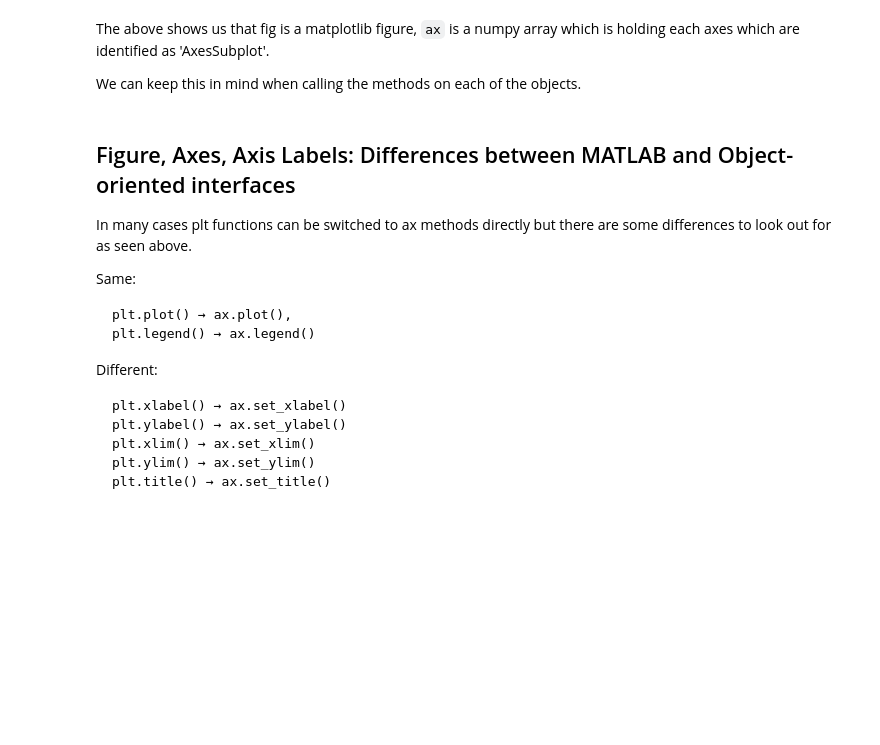
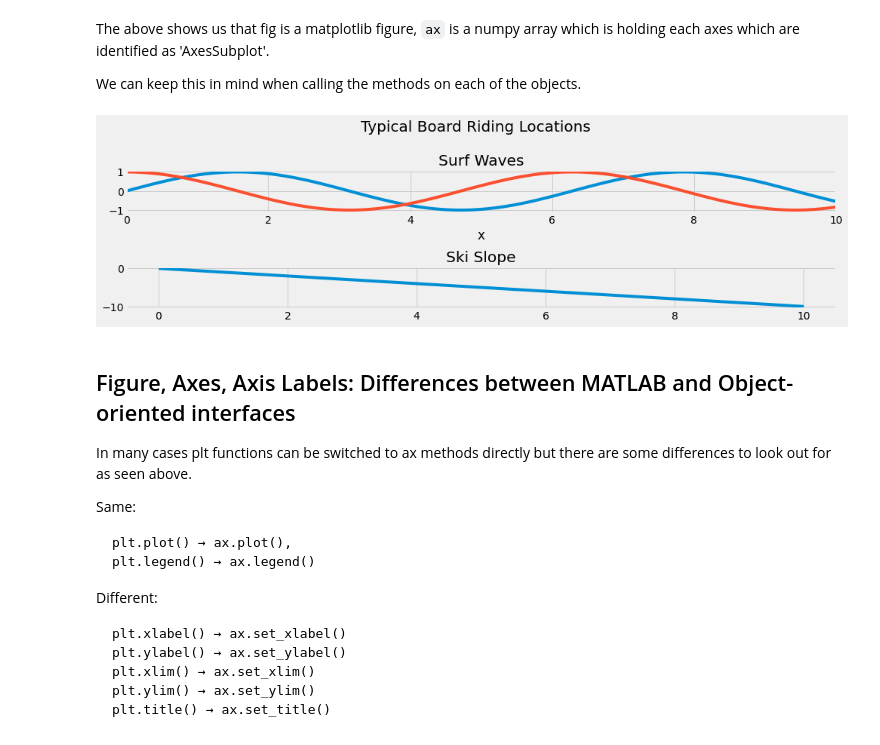
Before and after one commit to SabrinaPau/05_intro-matplotlib, a Jupyter notebook: notebooks/1_Intro_to_matplotlib.ipynb, the cells around one changed output. Saved outputs shown, nothing was run; the diff lists cells and outputs as text; code cells hidden in the pictures; blank space fills up the shorter version.

```diff
--- a/notebooks/1_Intro_to_matplotlib.ipynb
+++ b/notebooks/1_Intro_to_matplotlib.ipynb
@@ -155,20 +176,23 @@ The above shows us that fig is a matplotlib figure, `ax` is a numpy array which
 
 We can keep this in mind when calling the methods on each of the objects.
 # %%
+x = np.linspace(0, 10, 100)
 fig, ax = plt.subplots(2, figsize=(14,4)) # is equiveltent to (2,1)
 plt.suptitle('Typical Board Riding Locations', fontsize=20)
 fig.tight_layout(h_pad=4) # Creates space between axes for subplot titles. Try commenting out to see default behavior
 plt.subplots_adjust(top=0.75) # Creates space between figure title and 1st subplot title.
 
 ax[0].plot(x, np.sin(x))
 ax[0].plot(x, np.cos(x))
 ax[1].plot(x, -1 * x)
 
 ax[0].set_title('Surf Waves')
 ax[0].set_xlabel('x')
-ax[0].set_xlim(0,15)
+ax[0].set_xlim(0,10)
 
 ax[1].set_title('Ski Slope');
+# %% [output]
+[figure, added]
 # %% [markdown]
 ## Figure, Axes, Axis Labels: Differences between MATLAB and Object-oriented interfaces
 
```
Also changed, not shown: parts of 20 cells of this notebook.
